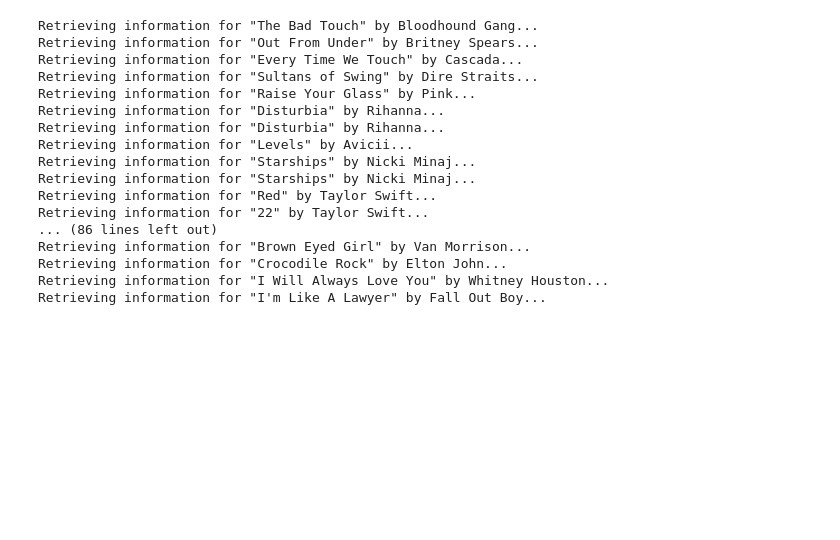
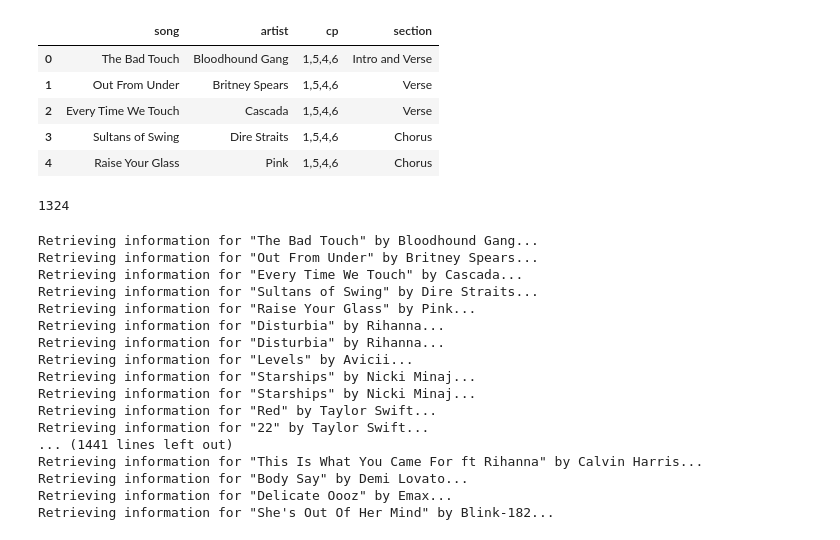
Before and after one commit to 77culhane/GWU_Fall_2019_Project01_The_Geeknd, a Jupyter notebook: Combined.ipynb, the cells around one changed output. Cells and saved outputs as stored; diff of their text form; code cells hidden in the pictures; blank space fills up the shorter version.

```diff
--- a/Combined.ipynb
+++ b/Combined.ipynb
@@ -14,10 +15,21 @@ from spotipy import Spotify
 from spotipy.oauth2 import SpotifyClientCredentials
 # %%
 # Read HookTheory data and store in dataframe
-song_data = pd.read_csv('HookTheory_Output.csv')
+song_data = pd.read_csv('hooktheory_output.csv')
 
 song_data = song_data[['song','artist','cp','section']]
-#song_data.head()
+song_data.head()
+# %% [output]
+|  | song | artist | cp | section |
+| 0 | The Bad Touch | Bloodhound Gang | 1,5,4,6 | Intro and Verse |
+| 1 | Out From Under | Britney Spears | 1,5,4,6 | Verse |
+| 2 | Every Time We Touch | Cascada | 1,5,4,6 | Verse |
+| 3 | Sultans of Swing | Dire Straits | 1,5,4,6 | Chorus |
+| 4 | Raise Your Glass | Pink | 1,5,4,6 | Chorus |
+# %%
+len(song_data)
+# %% [output]
+1324
 # %%
 url_last = 'http://ws.audioscrobbler.com/2.0/?'
 
@@ -34,38 +46,43 @@ endpoint_last = 'method=track.getInfo'
 #for i in range (0,1):
 for i in range(len(song_data)):
 
-    artist = song_data.loc[i,'artist']
-    track = song_data.loc[i,'song']
+    if (i>0) & (i % 100 == 0):
+        print('Waiting 60 seconds before resuming request...')
+        time.sleep(60)
 
-    param_last = {'api_key':api_key_last,
-                  'artist':artist,
-                  'track':track,
-                  'format':'json'}
+    else:
+        artist = song_data.loc[i,'artist']
+        track = song_data.loc[i,'song']
 
-    response_last = requests.get(url_last+endpoint_last, params=param_last).json()
+        param_last = {'api_key':api_key_last,
+                      'artist':artist,
+                      'track':track,
+                      'format':'json'}
 
-    print(f'Retrieving information for "{track}" by {artist}...')
+        response_last = requests.get(url_last+endpoint_last, params=param_last).json()
 
-    try:
-        song_data.loc[i,'Track (last.fm)'] = response_last['track']['name']
-        #song_data.loc[i,'MBID (last.fm)'] = response_last['track']['mbid']
-        song_data.loc[i,'Artist (last.fm)'] = response_last['track']['artist']['name']
-        #song_data.loc[i,'Artist MBID (last.fm)'] = response_last['track']['artist']['mbid']
-        song_data.loc[i,'Listener Count (last.fm)'] = response_last['track']['listeners']
-        song_data.loc[i,'Play Count (last.fm)'] = response_last['track']['playcount']
+        print(f'Retrieving information for "{track}" by {artist}...')
 
-        tags = ''
+        try:
+            song_data.loc[i,'Track (last.fm)'] = response_last['track']['name']
+            #song_data.loc[i,'MBID (last.fm)'] = response_last['track']['mbid']
+            song_data.loc[i,'Artist (last.fm)'] = response_last['track']['artist']['name']
+            #song_data.loc[i,'Artist MBID (last.fm)'] = response_last['track']['artist']['mbid']
+            song_data.loc[i,'Listener Count (last.fm)'] = response_last['track']['listeners']
+            song_data.loc[i,'Play Count (last.fm)'] = response_last['track']['playcount']
 
-        for j in range(len(response_last['track']['toptags']['tag'])):
-            if j == 0:
-                tags = tags + response_last['track']['toptags']['tag'][j]['name']
-            else:
-                tags = f"{tags}, {response_last['track']['toptags']['tag'][j]['name']}"
+            tags = ''
 
-        song_data.loc[i,'Genre (last.fm)'] = tags
+            for j in range(len(response_last['track']['toptags']['tag'])):
+                if j == 0:
+                    tags = tags + response_last['track']['toptags']['tag'][j]['name']
+                else:
+                    tags = f"{tags}, {response_last['track']['toptags']['tag'][j]['name']}"
 
-    except:
-        print("\tTrack not found...")
+            song_data.loc[i,'Genre (last.fm)'] = tags
+
+        except:
+            print("\tTrack not found...")
 # %% [output]
 Retrieving information for "The Bad Touch" by Bloodhound Gang...
 Retrieving information for "Out From Under" by Britney Spears...
@@ -79,11 +96,11 @@ Retrieving information for "Starships" by Nicki Minaj...
 Retrieving information for "Starships" by Nicki Minaj...
 Retrieving information for "Red" by Taylor Swift...
 Retrieving information for "22" by Taylor Swift...
-... (86 lines left out)
-Retrieving information for "Brown Eyed Girl" by Van Morrison...
-Retrieving information for "Crocodile Rock" by Elton John...
-Retrieving information for "I Will Always Love You" by Whitney Houston...
-Retrieving information for "I'm Like A Lawyer" by Fall Out Boy...
+... (1441 lines left out)
+Retrieving information for "This Is What You Came For ft Rihanna" by Calvin Harris...
+Retrieving information for "Body Say" by Demi Lovato...
+Retrieving information for "Delicate Oooz" by Emax...
+Retrieving information for "She's Out Of Her Mind" by Blink-182...
 # %%
 song_data
 # %% [output]
```
Also changed, not shown: parts of 4 cells of this notebook, 2 other files.
